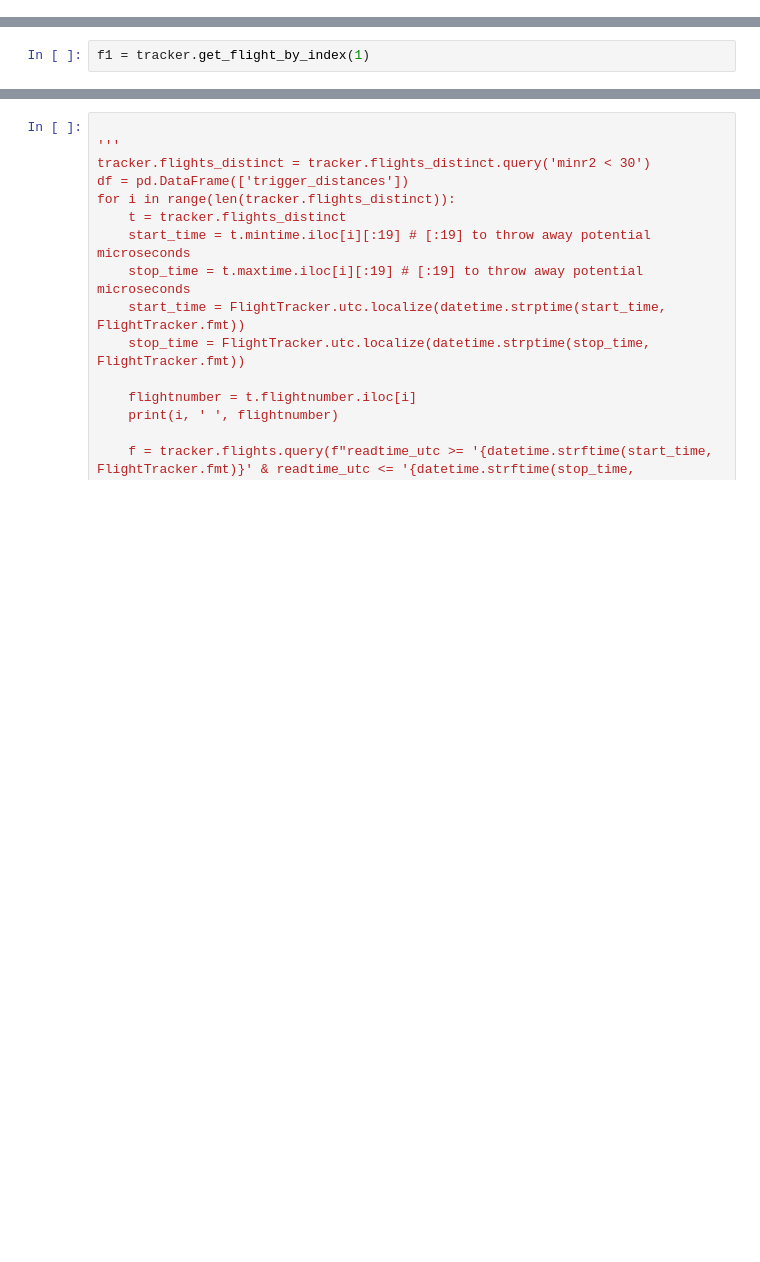
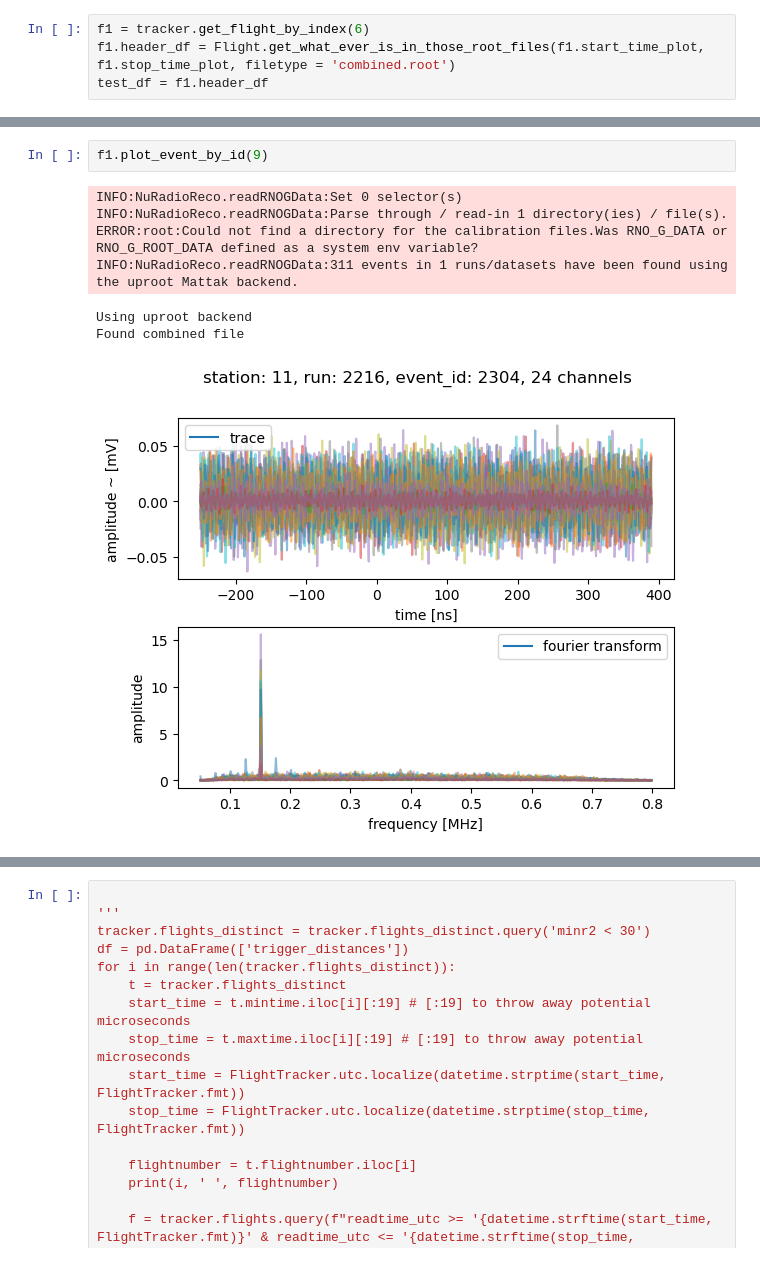
Before and after one commit to OliverSchlemper/Flights, a Jupyter notebook: test.ipynb, the cells around one changed output, grey strips where cells are left out. Cells and saved outputs as stored; diff of their text form; blank space fills up the shorter version.

```diff
--- a/test.ipynb
+++ b/test.ipynb
@@ -19,0 +12,4 @@ ValueError: cannot mmap an empty file
+# %%
+f1 = tracker.get_flight_by_index(6)
+f1.header_df = Flight.get_what_ever_is_in_those_root_files(f1.start_time_plot, f1.stop_time_plot, filetype = 'combined.root')
+test_df = f1.header_df
@@ -37,5 +67,3 @@ tracker.flights_distinct
 | 18 | 18 | UAL955 | 2023-05-12 | 2023.05.13-051443.db | 2023-05-12 18:05:37.300000 | 2023-05-12 18:09:18.400000 | 114.8 |
 | 19 | 19 | DLH476 | 2023-05-12 | 2023.05.13-051443.db | 2023-05-12 18:14:55.000000 | 2023-05-12 18:20:51.700000 | 27.8 |
 | 20 | 20 | SAS935 | 2023-05-12 | 2023.05.13-051443.db | 2023-05-12 18:19:16.300000 | 2023-05-12 18:25:23.100000 | 29.0 |
-# %%
-f1 = tracker.get_flight_by_index(1)
@@ -49,0 +96,10 @@ OCN72
+# %%
+f1.plot_event_by_id(9)
+# %% [output]
+INFO:NuRadioReco.readRNOGData:Set 0 selector(s)
+INFO:NuRadioReco.readRNOGData:Parse through / read-in 1 directory(ies) / file(s).
+ERROR:root:Could not find a directory for the calibration files.Was RNO_G_DATA or RNO_G_ROOT_DATA defined as a system env variable?
+INFO:NuRadioReco.readRNOGData:311 events in 1 runs/datasets have been found using the uproot Mattak backend.
+Using uproot backend
+Found combined file
+[figure, added]
```
Also changed, not shown: parts of 11 cells of this notebook, 39 other files.
